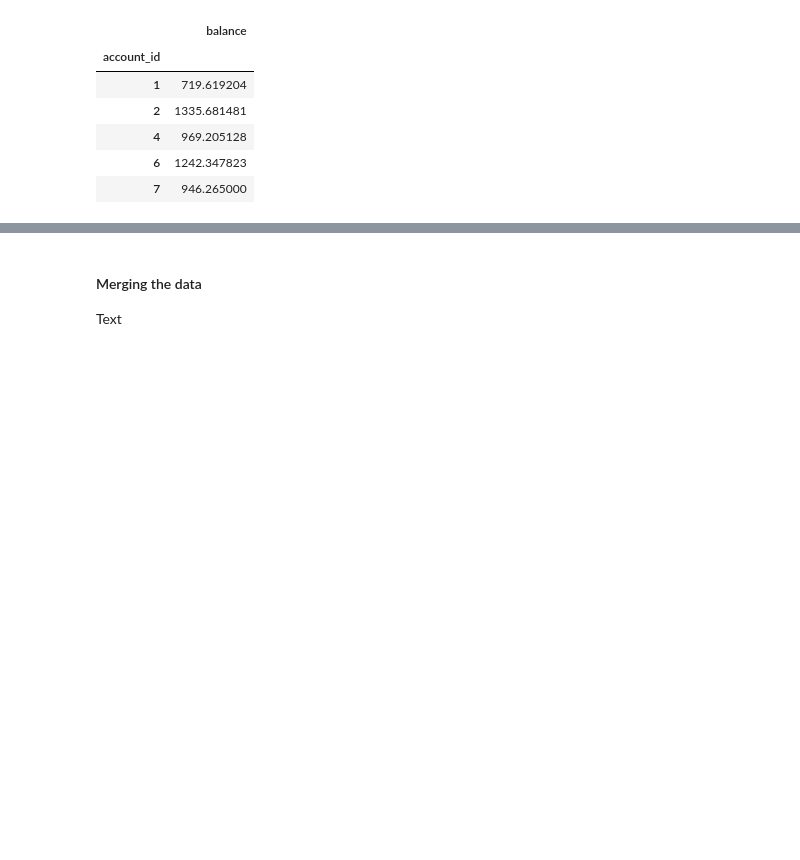
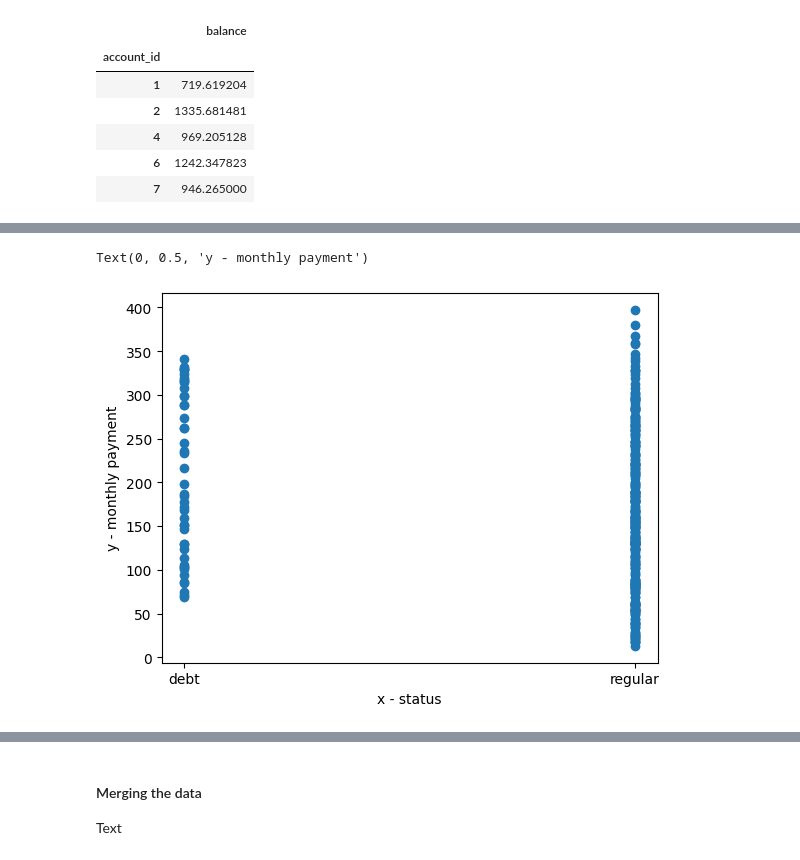
Before and after one commit to bdmendes/feup-ac-banking, a Jupyter notebook: project.ipynb, the cells around one changed output, grey strips where cells are left out. Drawn from its saved outputs; the diff is of its cells as text; code cells hidden in the pictures; blank space fills up the shorter version.

```diff
--- a/project.ipynb
+++ b/project.ipynb
@@ -177,0 +206,7 @@ average_account_balances.head()
+# %%
+plt.scatter(loans["status"],loans["monthly_payment"])
+plt.xlabel('x - status')
+plt.ylabel('y - monthly payment')
+# %% [output]
+Text(0, 0.5, 'y - monthly payment')
+[figure, added]
```
Also changed, not shown: parts of 5 cells of this notebook, 1 other file.
